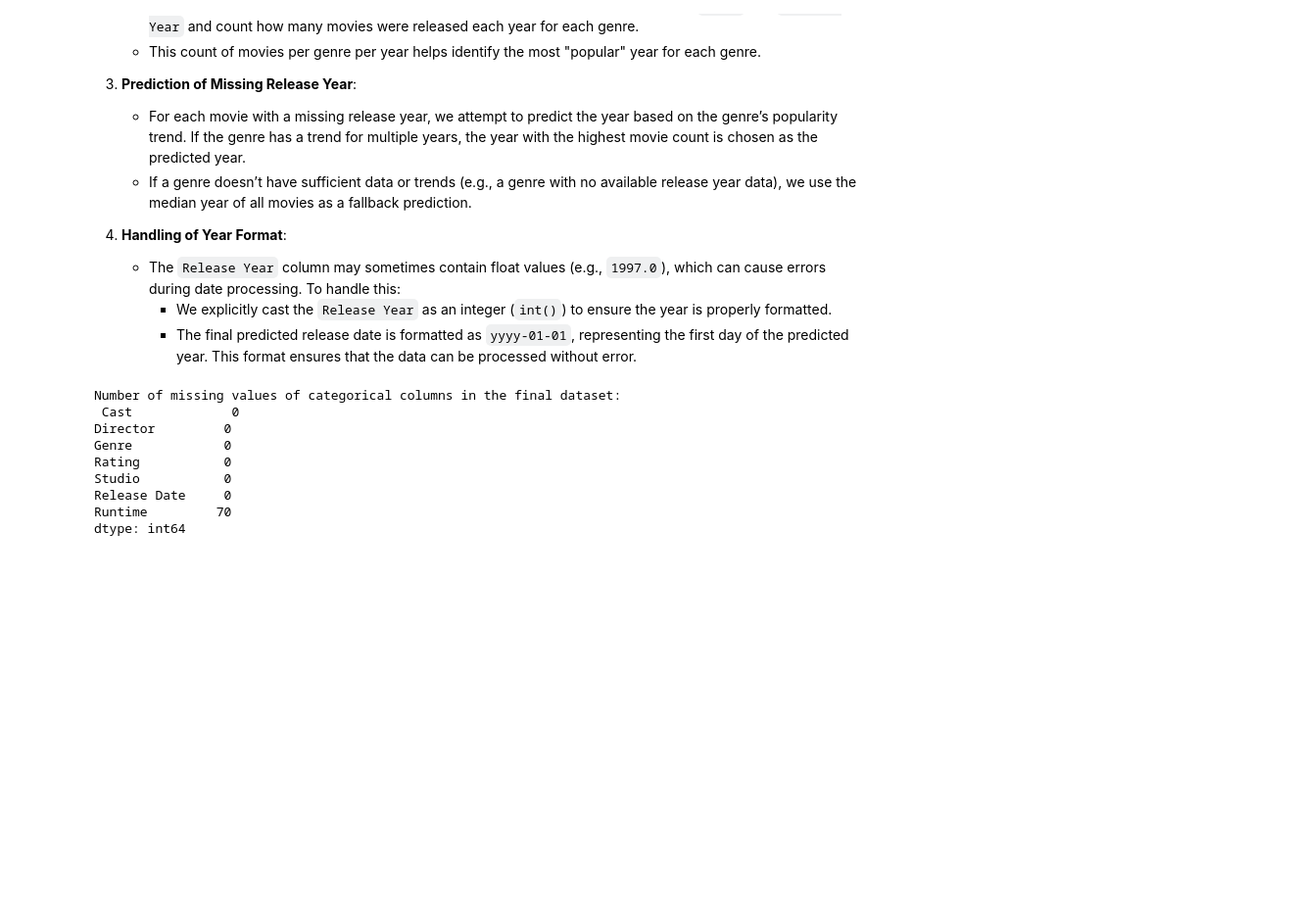
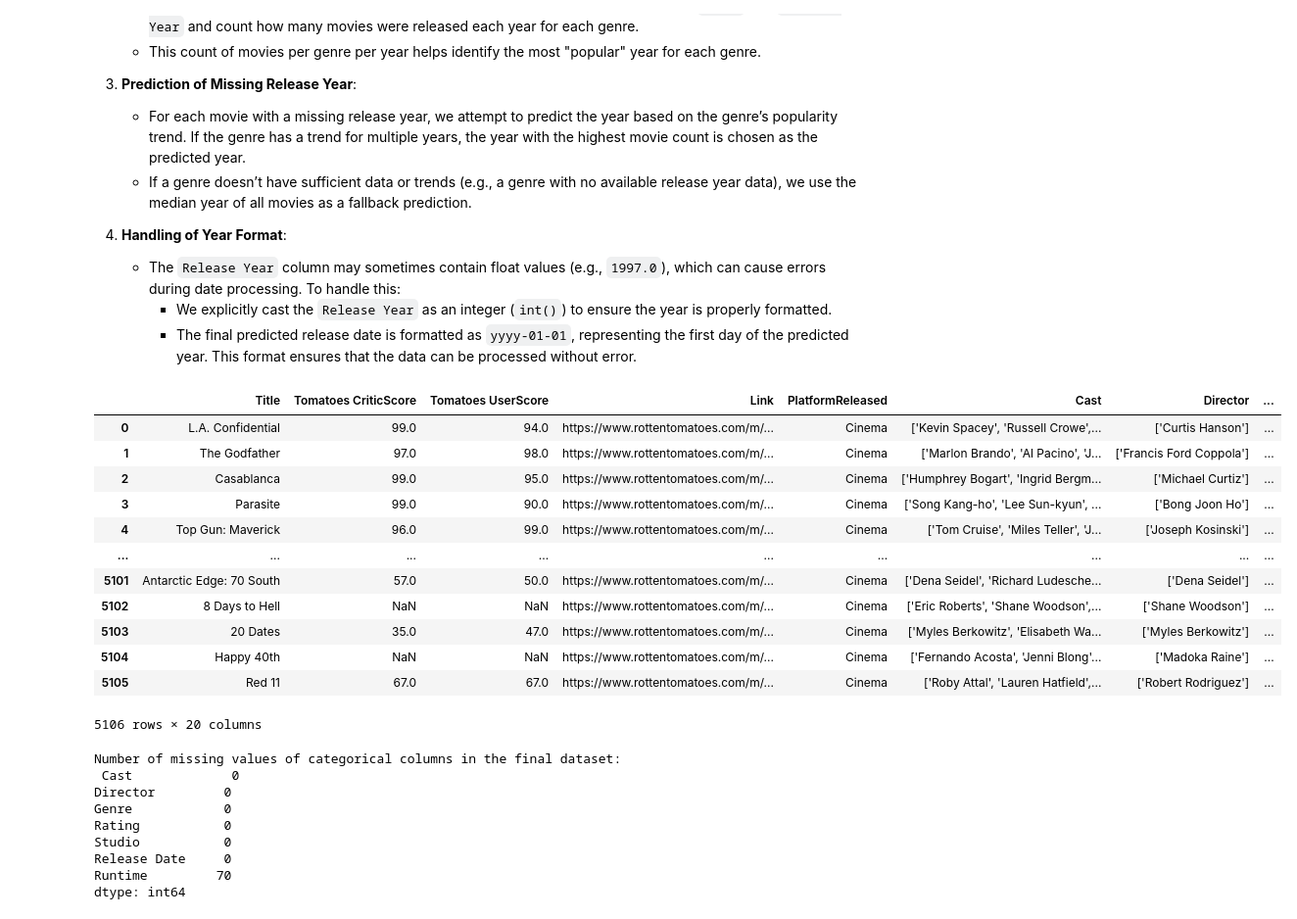
Before and after one commit to truongthuankiet1990gmailcom/Intro2DS---HCMUS---2024, a Jupyter notebook: Data_Preprocessing/Data_Preprocessing.ipynb, the cells around one changed output. Shown at 98% size. Cells and saved outputs as stored; diff of their text form; code cells hidden in the pictures; blank space fills up the shorter version.

Commit message:
fix release date

```diff
--- a/Data_Preprocessing/Data_Preprocessing.ipynb
+++ b/Data_Preprocessing/Data_Preprocessing.ipynb
@@ -723,6 +735,22 @@ We aim to predict missing "Release Year" values in a movie dataset using a genre
     *   The `Release Year` column may sometimes contain float values (e.g., `1997.0`), which can cause errors during date processing. To handle this:
         *   We explicitly cast the `Release Year` as an integer (`int()`) to ensure the year is properly formatted.
         *   The final predicted release date is formatted as `yyyy-01-01`, representing the first day of the predicted year. This format ensures that the data can be processed without error.
+# %%
+date_process_data
+# %% [output]
+|  | Title | Tomatoes CriticScore | Tomatoes UserScore | Link | PlatformReleased | Cast | Director | ... |
+| 0 | L.A. Confidential | 99.0 | 94.0 | https://www.rottentomatoes.com/m/... | Cinema | ['Kevin Spacey', 'Russell Crowe',... | ['Curtis Hanson'] | ... |
+| 1 | The Godfather | 97.0 | 98.0 | https://www.rottentomatoes.com/m/... | Cinema | ['Marlon Brando', 'Al Pacino', 'J... | ['Francis Ford Coppola'] | ... |
+| 2 | Casablanca | 99.0 | 95.0 | https://www.rottentomatoes.com/m/... | Cinema | ['Humphrey Bogart', 'Ingrid Bergm... | ['Michael Curtiz'] | ... |
+| 3 | Parasite | 99.0 | 90.0 | https://www.rottentomatoes.com/m/... | Cinema | ['Song Kang-ho', 'Lee Sun-kyun', ... | ['Bong Joon Ho'] | ... |
+| 4 | Top Gun: Maverick | 96.0 | 99.0 | https://www.rottentomatoes.com/m/... | Cinema | ['Tom Cruise', 'Miles Teller', 'J... | ['Joseph Kosinski'] | ... |
+| ... | ... | ... | ... | ... | ... | ... | ... | ... |
+| 5101 | Antarctic Edge: 70 South | 57.0 | 50.0 | https://www.rottentomatoes.com/m/... | Cinema | ['Dena Seidel', 'Richard Ludesche... | ['Dena Seidel'] | ... |
+| 5102 | 8 Days to Hell | NaN | NaN | https://www.rottentomatoes.com/m/... | Cinema | ['Eric Roberts', 'Shane Woodson',... | ['Shane Woodson'] | ... |
+| 5103 | 20 Dates | 35.0 | 47.0 | https://www.rottentomatoes.com/m/... | Cinema | ['Myles Berkowitz', 'Elisabeth Wa... | ['Myles Berkowitz'] | ... |
+| 5104 | Happy 40th | NaN | NaN | https://www.rottentomatoes.com/m/... | Cinema | ['Fernando Acosta', 'Jenni Blong'... | ['Madoka Raine'] | ... |
+| 5105 | Red 11 | 67.0 | 67.0 | https://www.rottentomatoes.com/m/... | Cinema | ['Roby Attal', 'Lauren Hatfield',... | ['Robert Rodriguez'] | ... |
+5106 rows × 20 columns
 # %%
 raw_data = data_tmp_2.copy()
 
```
Also changed, not shown: parts of 1 cell of this notebook, 1 other file.
